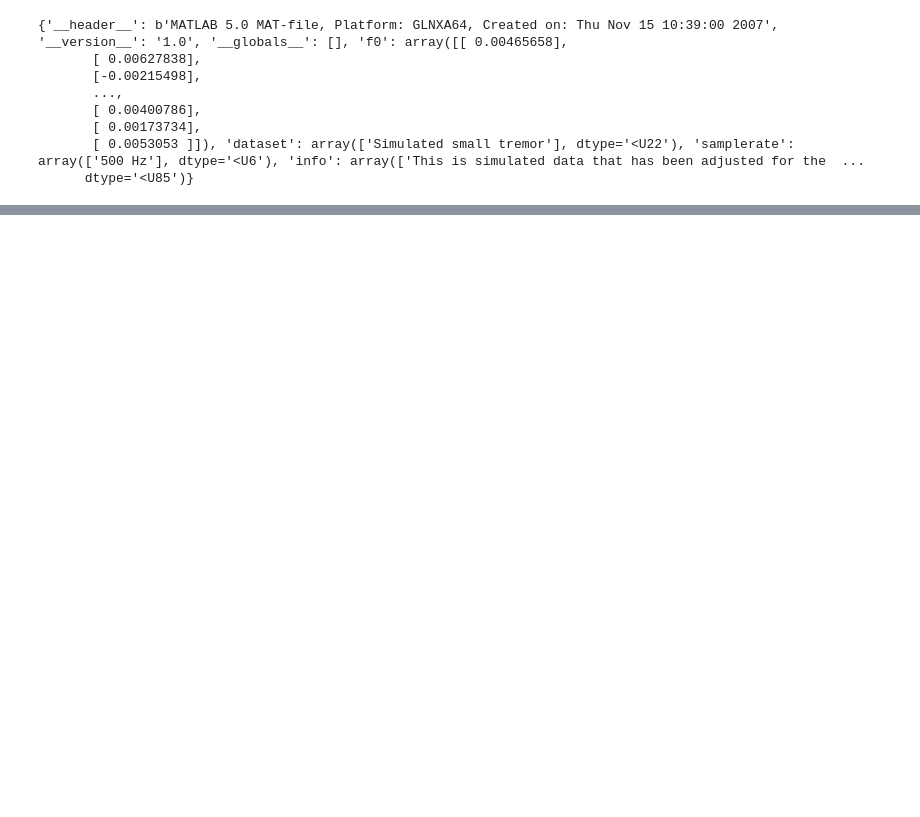
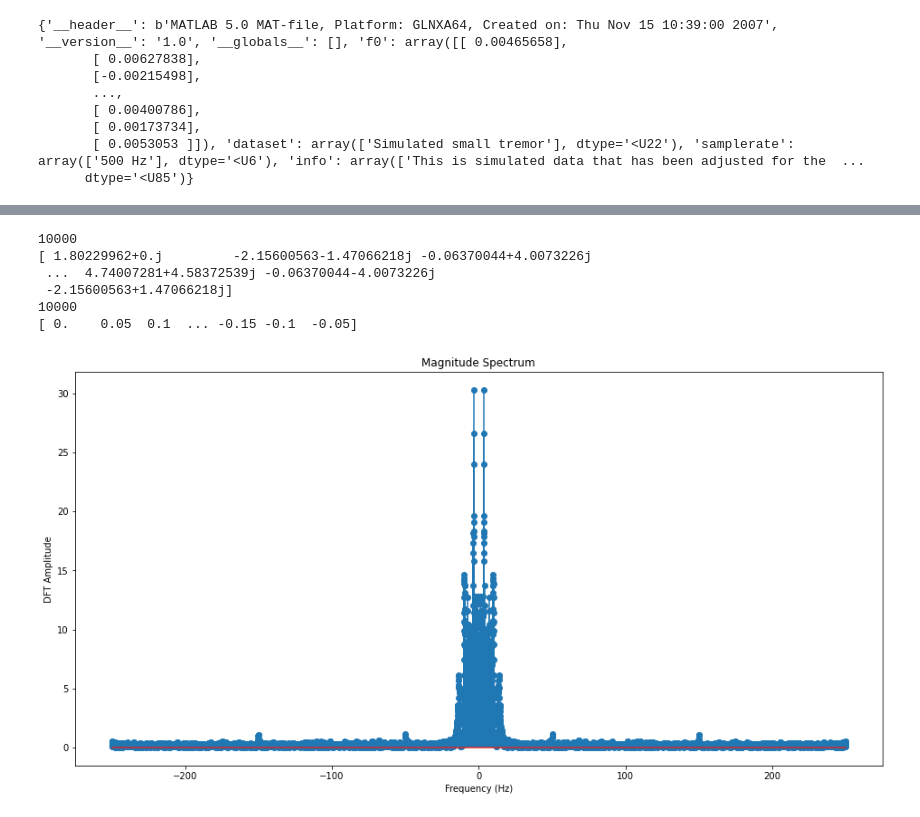
Before and after one commit to JennyYuanZW/FT-Windowing, a Jupyter notebook: earthquake dataset1.ipynb, the cells around one changed output, grey strips where cells are left out. Cells and saved outputs as stored; diff of their text form; code cells hidden in the pictures; blank space fills up the shorter version.

```diff
--- a/earthquake dataset1.ipynb
+++ b/earthquake dataset1.ipynb
@@ -39,0 +44,11 @@ dataset1_transform.apply_window(window_function, sampling_range)
+# %%
+flattopwindow = signal.windows.flattop(sampling_range)
+dataset1_transform.apply_window(flattopwindow, sampling_range)
+# %% [output]
+10000
+[ 1.80229962+0.j         -2.15600563-1.47066218j -0.06370044+4.0073226j
+ ...  4.74007281+4.58372539j -0.06370044-4.0073226j
+ -2.15600563+1.47066218j]
+10000
+[ 0.    0.05  0.1  ... -0.15 -0.1  -0.05]
+[figure, added]
```
Also changed, not shown: parts of 7 cells of this notebook.
